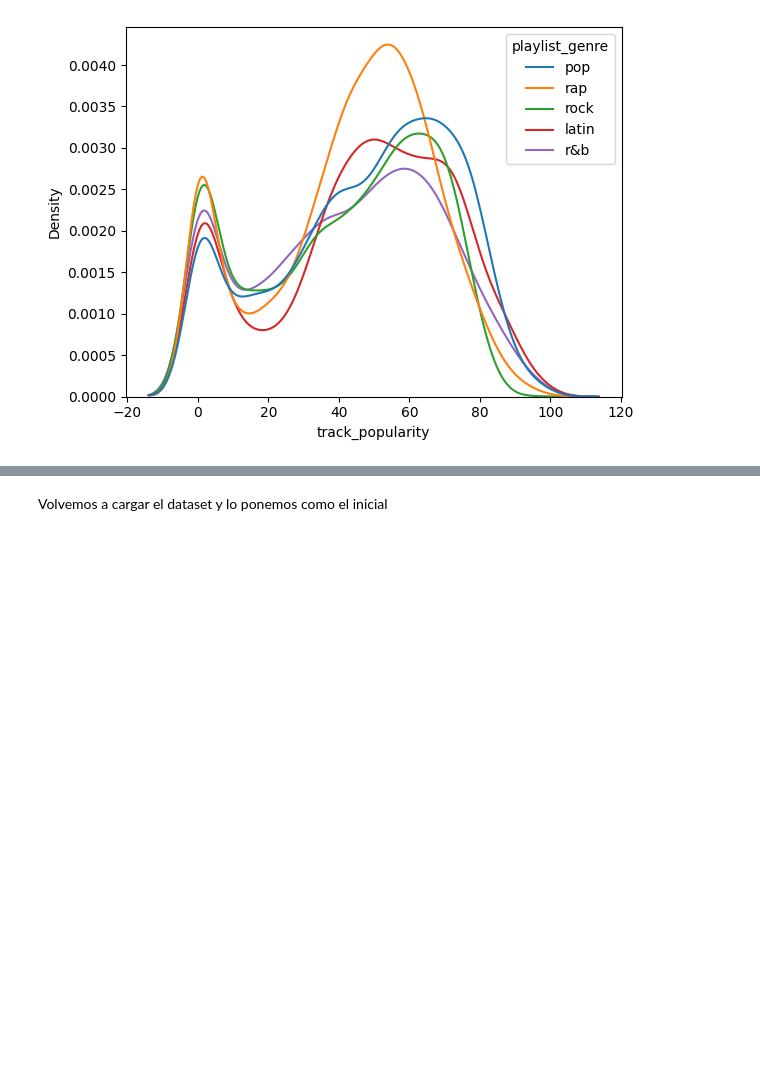
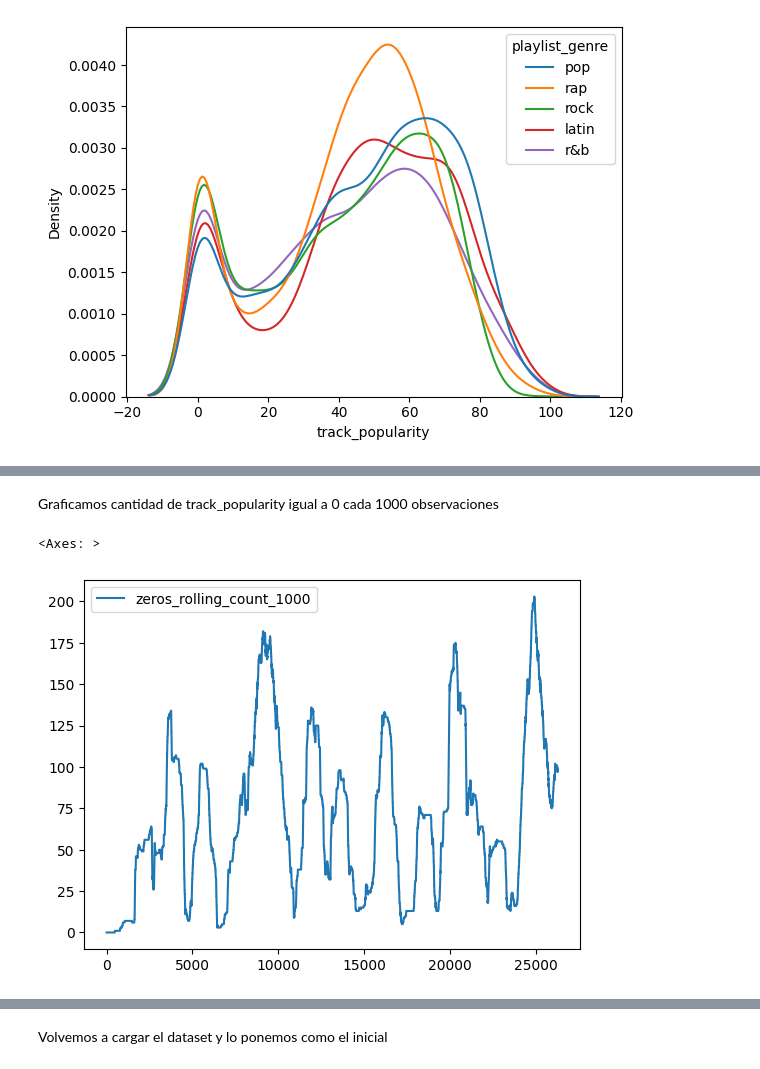
Before and after one commit to ichiP245/TP_Kaggle_Predictivo, a Jupyter notebook: Notebooks/Modelos6.ipynb, the cells around one changed output, grey strips where cells are left out. Drawn from its saved outputs; the diff is of its cells as text; code cells hidden in the pictures; blank space fills up the shorter version.

```diff
--- a/Notebooks/Modelos6.ipynb
+++ b/Notebooks/Modelos6.ipynb
@@ -79,0 +99,10 @@ sns.kdeplot(data=df[['playlist_genre', 'track_popularity']], x='track_popularity
+# %% [markdown]
+Graficamos cantidad de track_popularity igual a 0 cada 1000 observaciones
+# %%
+df['is_zero_popularity'] = (df['track_popularity'] == 0).astype(int)
+df['zeros_rolling_count_1000'] = df['is_zero_popularity'].rolling(window=1000, min_periods=1).sum()
+
+sns.lineplot(data=df[['zeros_rolling_count_1000']])
+# %% [output]
+<Axes: >
+[figure, added]
```
Also changed, not shown: parts of 37 cells of this notebook.
